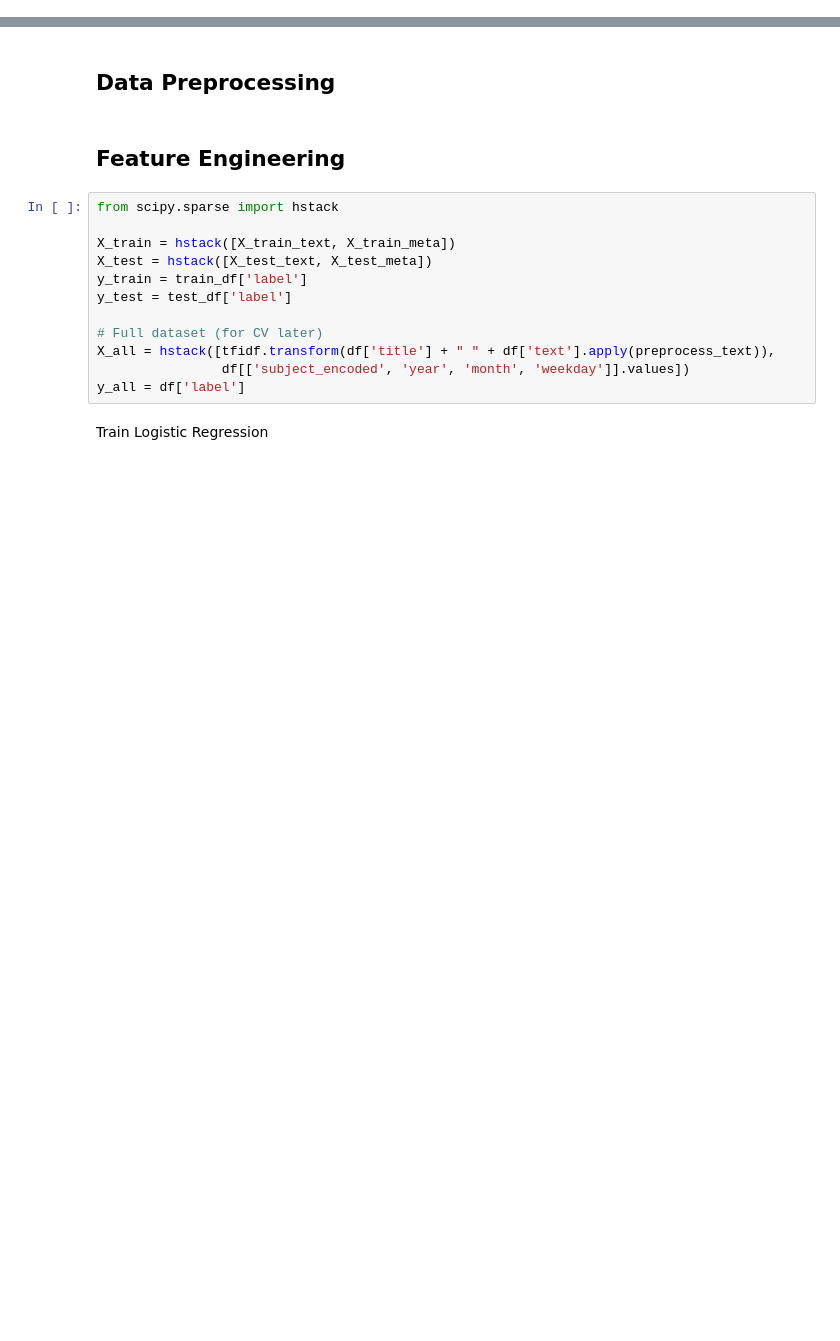
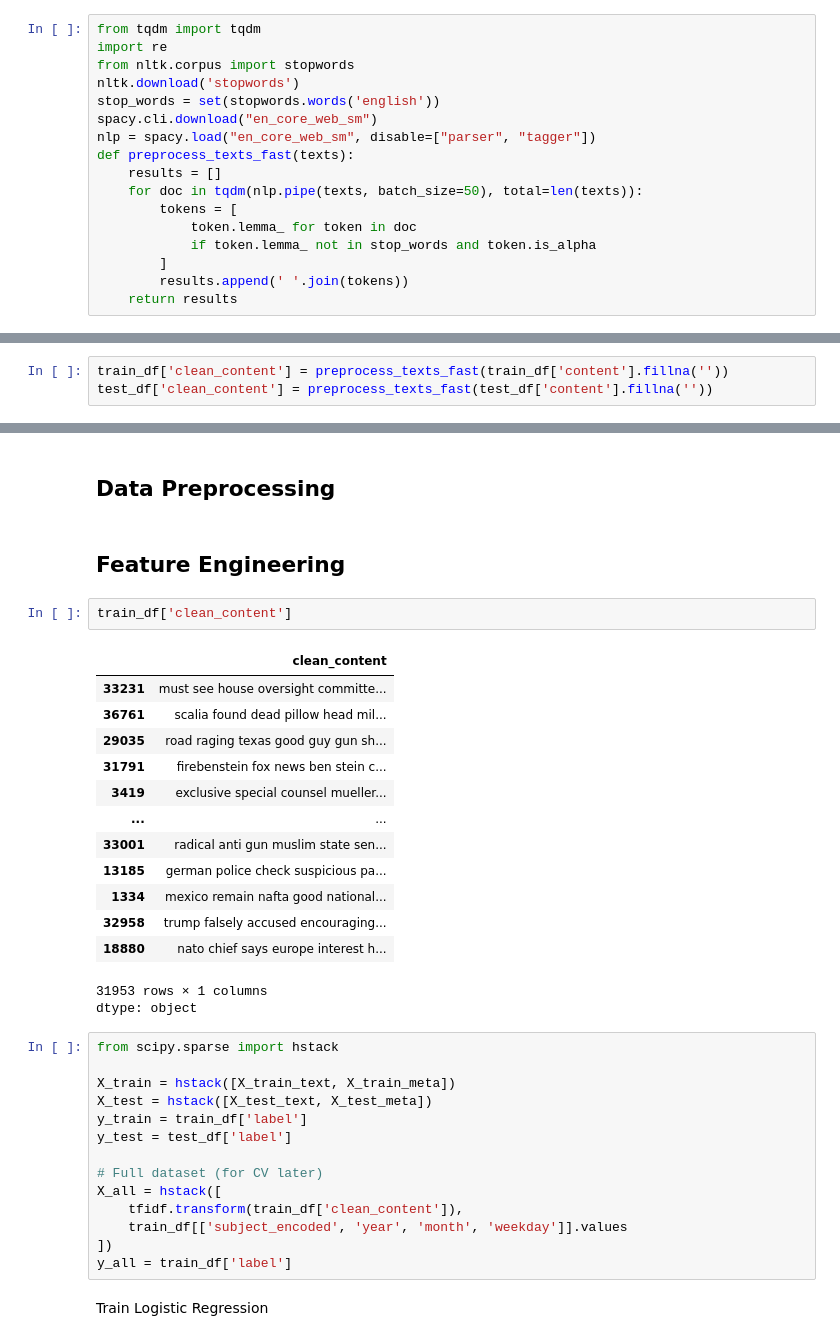
Before and after one commit to happyemanaloto/Project3_Group1, a Jupyter notebook: main_rev3.ipynb, the cells around one changed output, grey strips where cells are left out. Cells and saved outputs as stored; diff of their text form; blank space fills up the shorter version.

```diff
--- a/main_rev3.ipynb
+++ b/main_rev3.ipynb
@@ -151,0 +198,17 @@ order to load all the package's dependencies. You can do this by selecting the
+# %%
+from tqdm import tqdm
+import re
+from nltk.corpus import stopwords
+nltk.download('stopwords')
+stop_words = set(stopwords.words('english'))
+spacy.cli.download("en_core_web_sm")
+nlp = spacy.load("en_core_web_sm", disable=["parser", "tagger"])
+def preprocess_texts_fast(texts):
+    results = []
+    for doc in tqdm(nlp.pipe(texts, batch_size=50), total=len(texts)):
+        tokens = [
+            token.lemma_ for token in doc
+            if token.lemma_ not in stop_words and token.is_alpha
+        ]
+        results.append(' '.join(tokens))
+    return results
@@ -152 +244,4 @@ order to load all the package's dependencies. You can do this by selecting the
+# %%
+train_df['clean_content'] = preprocess_texts_fast(train_df['content'].fillna(''))
+test_df['clean_content'] = preprocess_texts_fast(test_df['content'].fillna(''))
 # %%
@@ -182,6 +276,23 @@ X_test_meta = test_df[['subject_encoded', 'year', 'month', 'weekday']].values
 ## Data Preprocessing
 # %% [markdown]
 ## Feature Engineering
+# %%
+train_df['clean_content']
+# %% [output]
+|  | clean_content |
+| 33231 | must see house oversight committe... |
+| 36761 | scalia found dead pillow head mil... |
+| 29035 | road raging texas good guy gun sh... |
+| 31791 | firebenstein fox news ben stein c... |
+| 3419 | exclusive special counsel mueller... |
+| ... | ... |
+| 33001 | radical anti gun muslim state sen... |
+| 13185 | german police check suspicious pa... |
+| 1334 | mexico remain nafta good national... |
+| 32958 | trump falsely accused encouraging... |
+| 18880 | nato chief says europe interest h... |
+31953 rows × 1 columns
+dtype: object
 # %%
 from scipy.sparse import hstack
 
@@ -191,8 +302,10 @@ y_train = train_df['label']
 y_test = test_df['label']
 
 # Full dataset (for CV later)
-X_all = hstack([tfidf.transform(df['title'] + " " + df['text'].apply(preprocess_text)),
-                df[['subject_encoded', 'year', 'month', 'weekday']].values])
-y_all = df['label']
+X_all = hstack([
+    tfidf.transform(train_df['clean_content']),
+    train_df[['subject_encoded', 'year', 'month', 'weekday']].values
+])
+y_all = train_df['label']
 # %% [markdown]
 Train Logistic Regression
```
Also changed, not shown: parts of 38 cells of this notebook.
